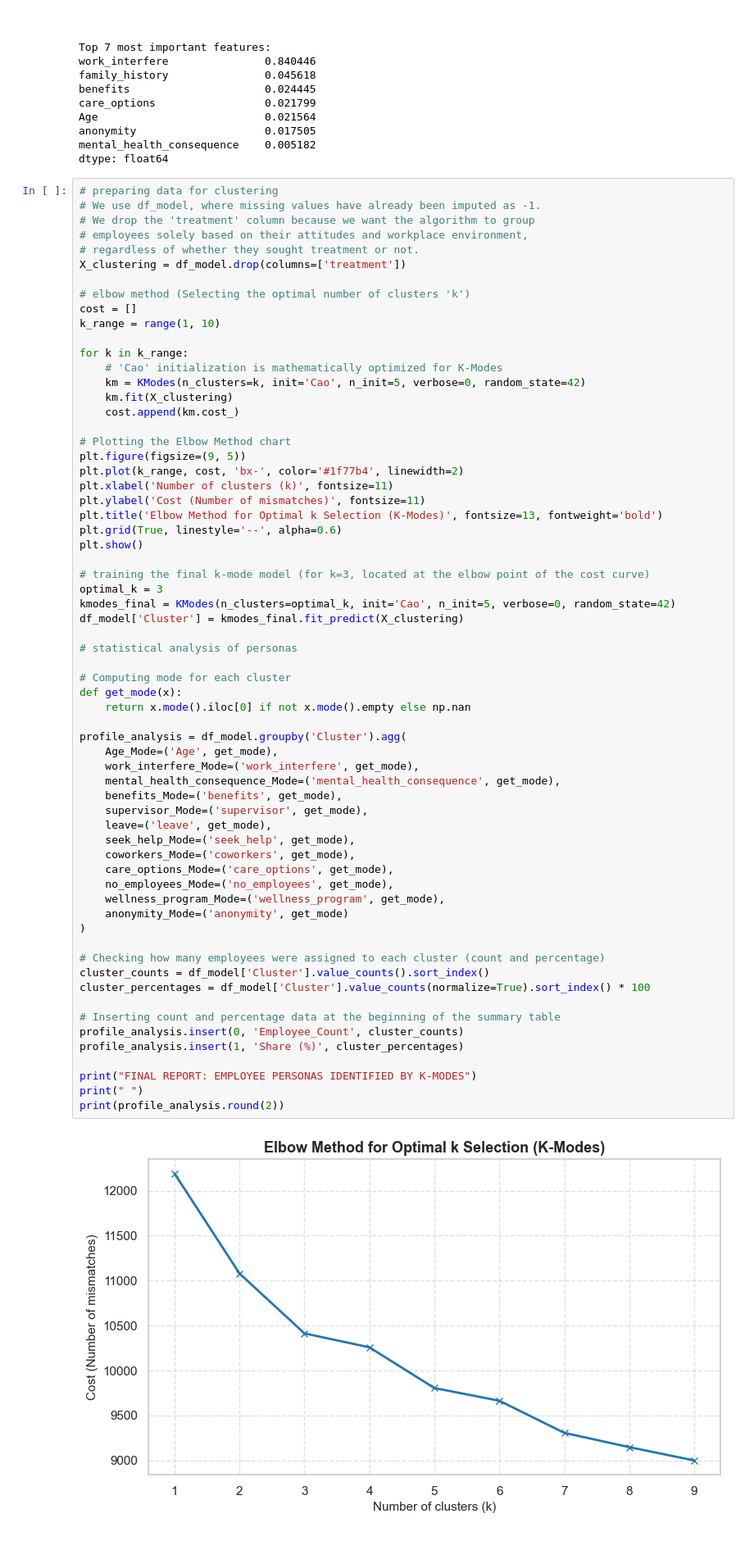
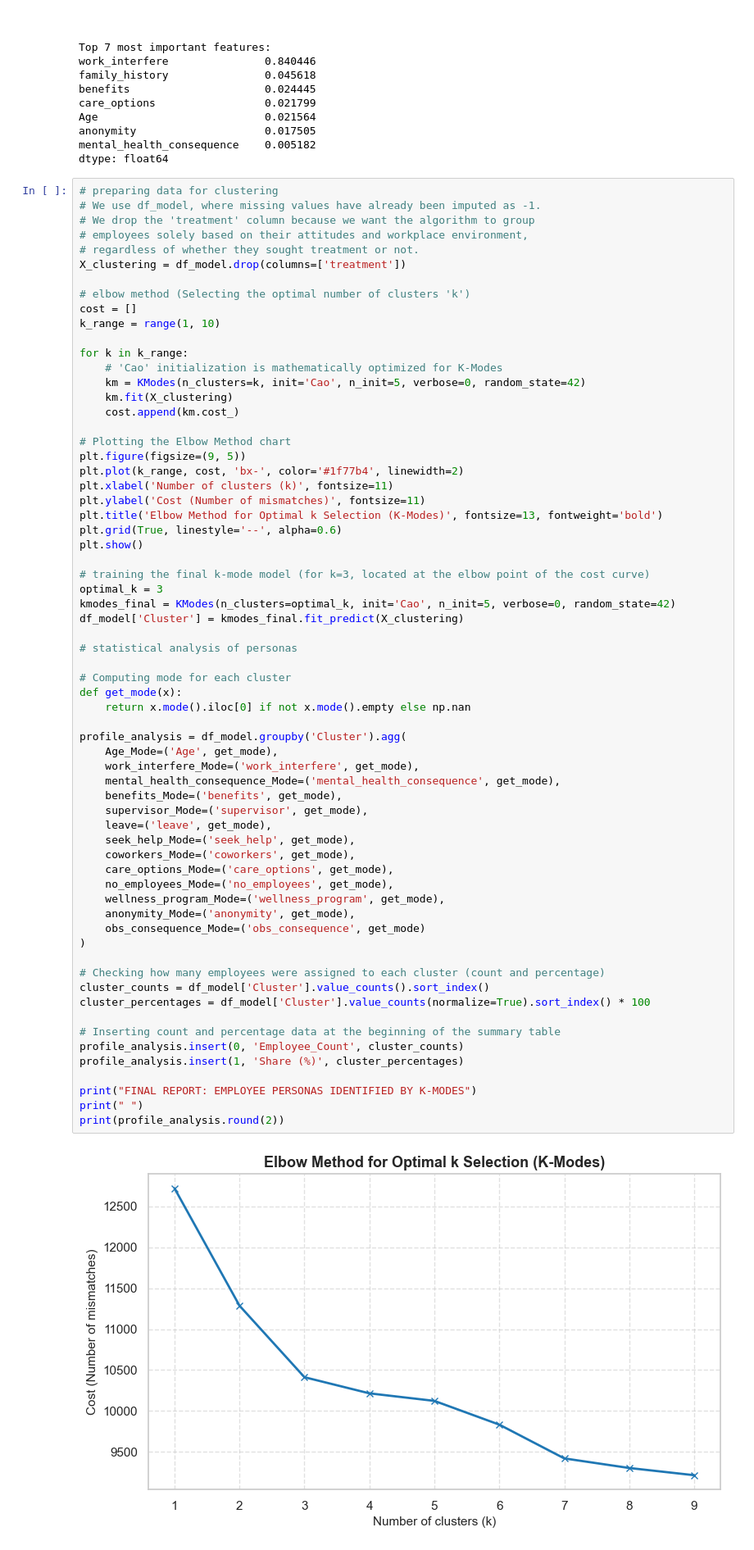
Before and after one commit to natalia5678/dm_project_imported, a Jupyter notebook: projDM.ipynb, the cells around one changed output. Shown at 82% size. Cells and saved outputs as stored; diff of their text form.

```diff
--- a/projDM.ipynb
+++ b/projDM.ipynb
@@ -1111,35 +1110,36 @@ df_model['Cluster'] = kmodes_final.fit_predict(X_clustering)
 # Computing mode for each cluster
 def get_mode(x):
     return x.mode().iloc[0] if not x.mode().empty else np.nan
 
 profile_analysis = df_model.groupby('Cluster').agg(
     Age_Mode=('Age', get_mode),
     work_interfere_Mode=('work_interfere', get_mode),
     mental_health_consequence_Mode=('mental_health_consequence', get_mode),
     benefits_Mode=('benefits', get_mode),
     supervisor_Mode=('supervisor', get_mode),
     leave=('leave', get_mode),
     seek_help_Mode=('seek_help', get_mode),
     coworkers_Mode=('coworkers', get_mode),
     care_options_Mode=('care_options', get_mode),
     no_employees_Mode=('no_employees', get_mode),
     wellness_program_Mode=('wellness_program', get_mode),
-    anonymity_Mode=('anonymity', get_mode)
+    anonymity_Mode=('anonymity', get_mode),
+    obs_consequence_Mode=('obs_consequence', get_mode)
 )
 
 # Checking how many employees were assigned to each cluster (count and percentage)
 cluster_counts = df_model['Cluster'].value_counts().sort_index()
 cluster_percentages = df_model['Cluster'].value_counts(normalize=True).sort_index() * 100
 
 # Inserting count and percentage data at the beginning of the summary table
 profile_analysis.insert(0, 'Employee_Count', cluster_counts)
 profile_analysis.insert(1, 'Share (%)', cluster_percentages)
 
 print("FINAL REPORT: EMPLOYEE PERSONAS IDENTIFIED BY K-MODES")
 print(" ")
 print(profile_analysis.round(2))
 # %% [output]
-[figure, old version]
+[figure, new version]
 FINAL REPORT: EMPLOYEE PERSONAS IDENTIFIED BY K-MODES
 
          Employee_Count  Share (%)  Age_Mode  work_interfere_Mode  \
```
Also changed, not shown: parts of 3 cells of this notebook.
